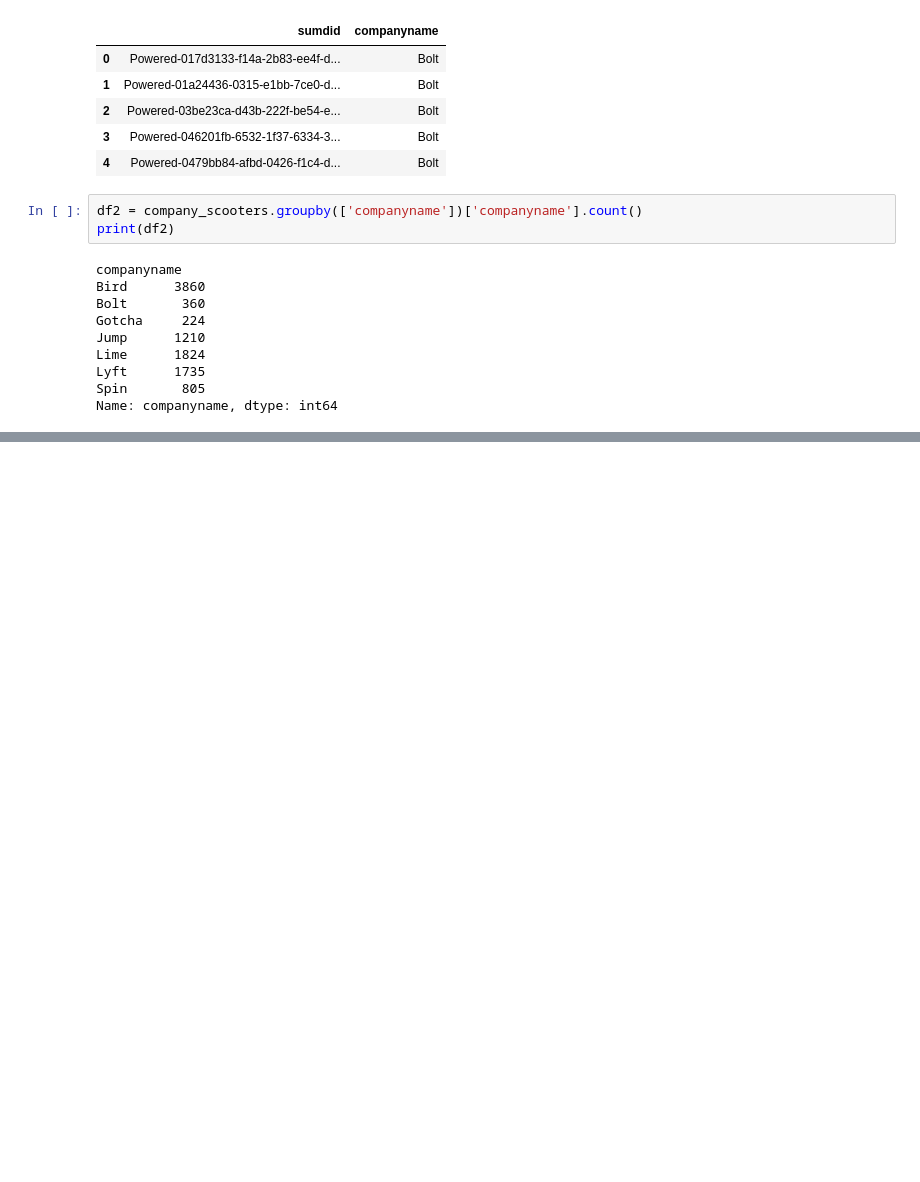
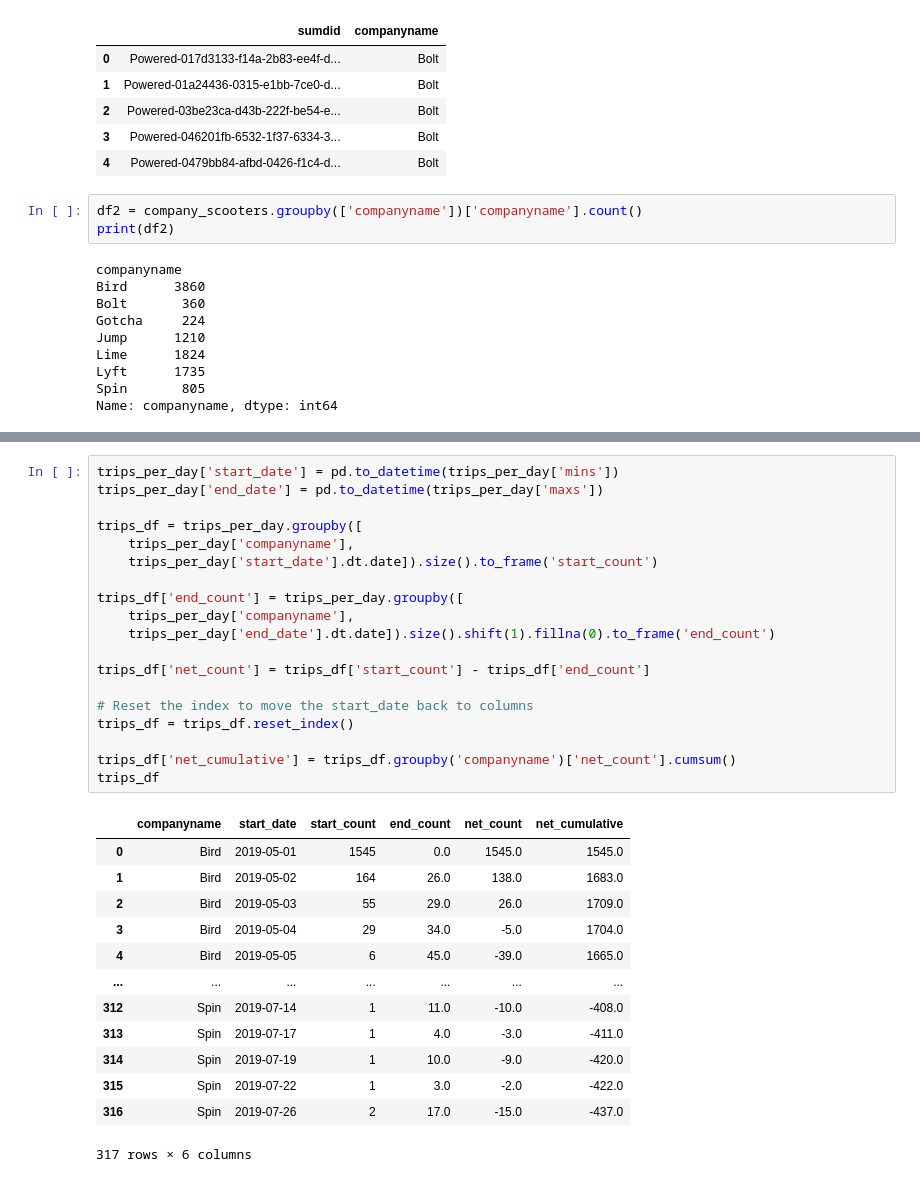
Before and after one commit to NSS-Data-Analytics-Cohort-8/scooter-partner1-yo_dawg_i_heard_you_liked_queries, a Jupyter notebook: notebooks/scooters.ipynb, the cells around one changed output, grey strips where cells are left out. Drawn from its saved outputs; the diff is of its cells as text; blank space fills up the shorter version.

```diff
--- a/notebooks/scooters.ipynb
+++ b/notebooks/scooters.ipynb
@@ -258,0 +314,33 @@ company_scooters_time.head()
+# %%
+trips_per_day['start_date'] = pd.to_datetime(trips_per_day['mins'])
+trips_per_day['end_date'] = pd.to_datetime(trips_per_day['maxs'])
+
+trips_df = trips_per_day.groupby([
+    trips_per_day['companyname'],
+    trips_per_day['start_date'].dt.date]).size().to_frame('start_count')
+
+trips_df['end_count'] = trips_per_day.groupby([
+    trips_per_day['companyname'],
+    trips_per_day['end_date'].dt.date]).size().shift(1).fillna(0).to_frame('end_count')
+
+trips_df['net_count'] = trips_df['start_count'] - trips_df['end_count']
+
+# Reset the index to move the start_date back to columns
+trips_df = trips_df.reset_index()
+
+trips_df['net_cumulative'] = trips_df.groupby('companyname')['net_count'].cumsum()
+trips_df
+# %% [output]
+|  | companyname | start_date | start_count | end_count | net_count | net_cumulative |
+| 0 | Bird | 2019-05-01 | 1545 | 0.0 | 1545.0 | 1545.0 |
+| 1 | Bird | 2019-05-02 | 164 | 26.0 | 138.0 | 1683.0 |
+| 2 | Bird | 2019-05-03 | 55 | 29.0 | 26.0 | 1709.0 |
+| 3 | Bird | 2019-05-04 | 29 | 34.0 | -5.0 | 1704.0 |
+| 4 | Bird | 2019-05-05 | 6 | 45.0 | -39.0 | 1665.0 |
+| ... | ... | ... | ... | ... | ... | ... |
+| 312 | Spin | 2019-07-14 | 1 | 11.0 | -10.0 | -408.0 |
+| 313 | Spin | 2019-07-17 | 1 | 4.0 | -3.0 | -411.0 |
+| 314 | Spin | 2019-07-19 | 1 | 10.0 | -9.0 | -420.0 |
+| 315 | Spin | 2019-07-22 | 1 | 3.0 | -2.0 | -422.0 |
+| 316 | Spin | 2019-07-26 | 2 | 17.0 | -15.0 | -437.0 |
+317 rows × 6 columns
```
Also changed, not shown: parts of 47 cells of this notebook.
